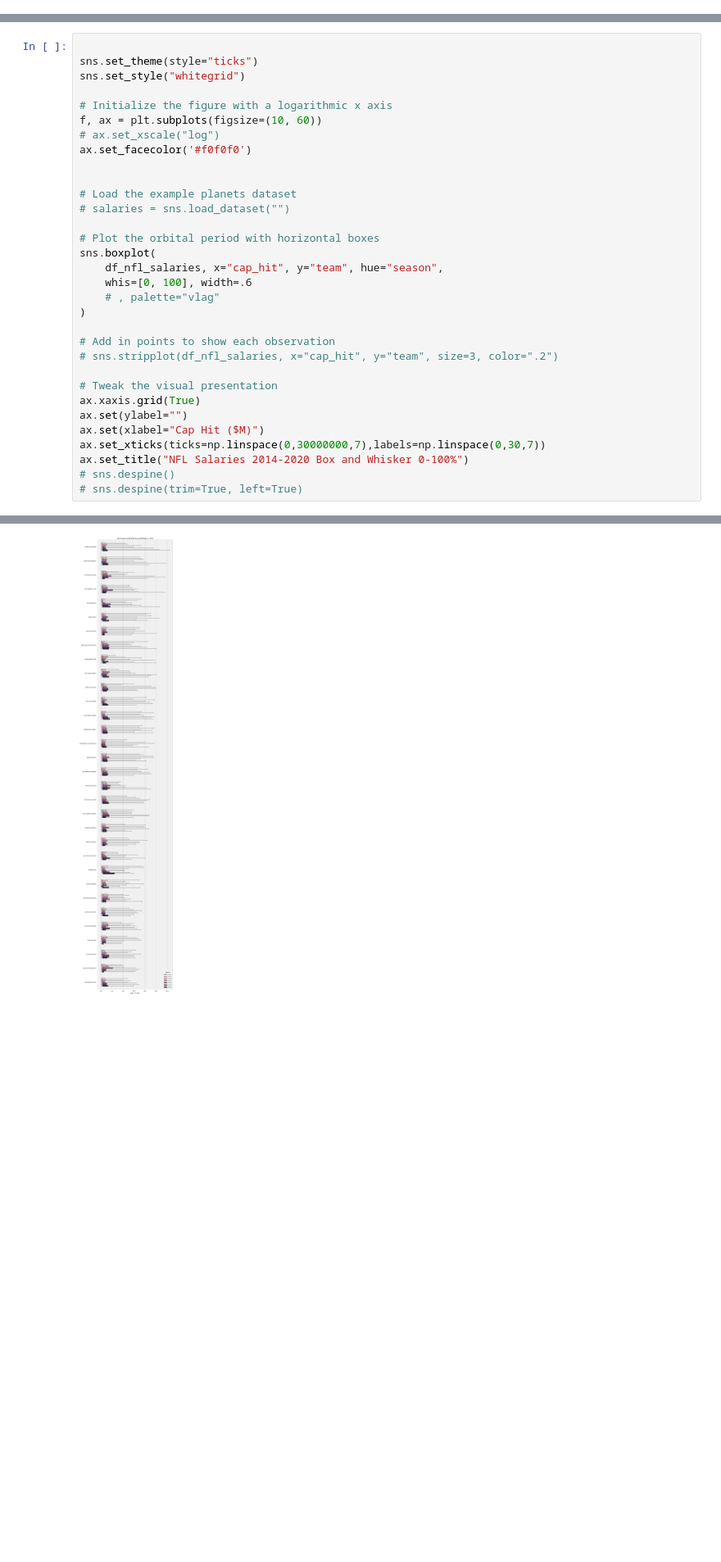
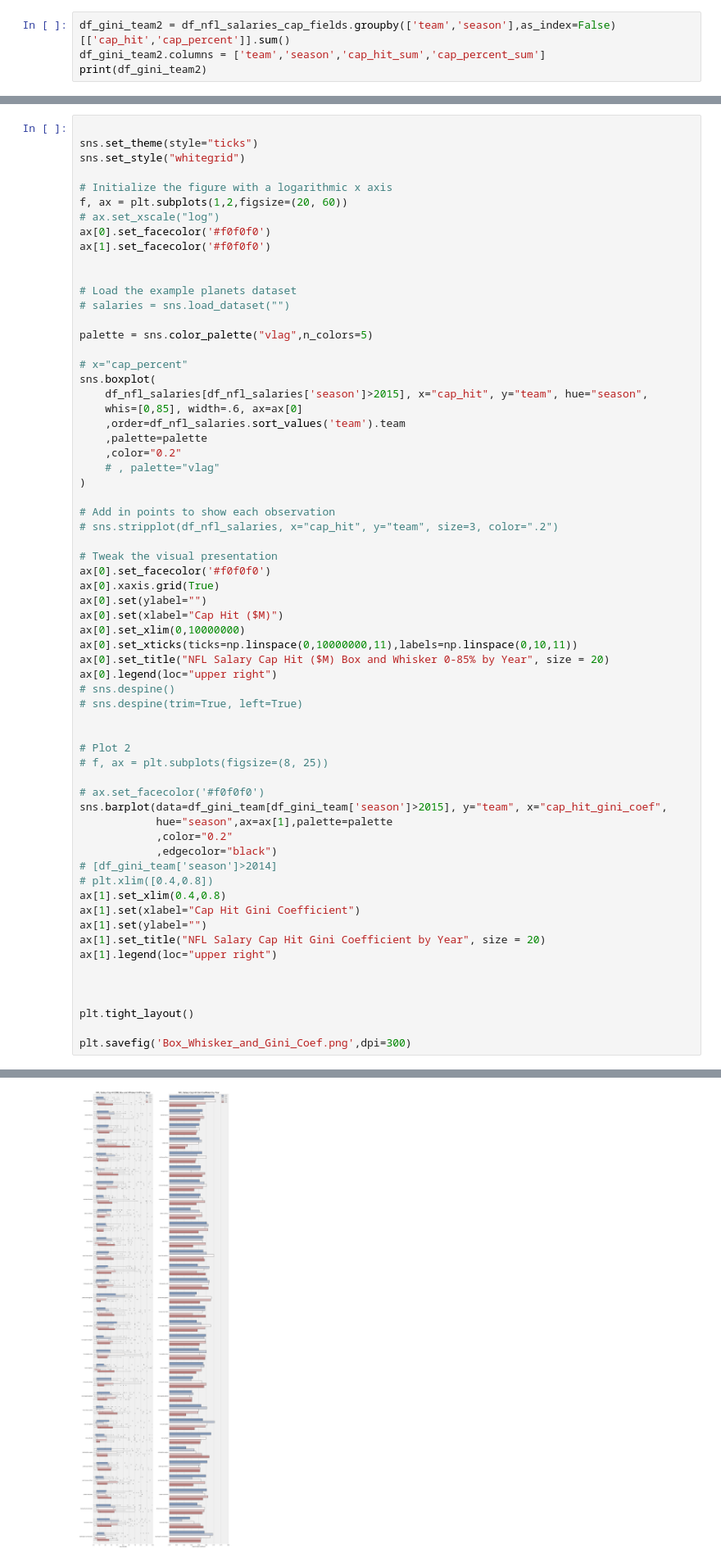
Before and after one commit to efruin-git/Data-Projects, a Jupyter notebook: NFL_Salaries.ipynb, the cells around one changed output, grey strips where cells are left out. Shown at 82% size. Drawn from its saved outputs; the diff is of its cells as text; blank space fills up the shorter version.

```diff
--- a/NFL_Salaries.ipynb
+++ b/NFL_Salaries.ipynb
@@ -578,0 +315,4 @@ np.float64(0.2857142857142857)
+# %%
+df_gini_team2 = df_nfl_salaries_cap_fields.groupby(['team','season'],as_index=False)[['cap_hit','cap_percent']].sum()
+df_gini_team2.columns = ['team','season','cap_hit_sum','cap_percent_sum']
+print(df_gini_team2)
@@ -1284,18 +1405,24 @@ sns.set_theme(style="ticks")
 sns.set_style("whitegrid")
 
 # Initialize the figure with a logarithmic x axis
-f, ax = plt.subplots(figsize=(10, 60))
+f, ax = plt.subplots(1,2,figsize=(20, 60))
 # ax.set_xscale("log")
-ax.set_facecolor('#f0f0f0')
+ax[0].set_facecolor('#f0f0f0')
+ax[1].set_facecolor('#f0f0f0')
 
 
 # Load the example planets dataset
 # salaries = sns.load_dataset("")
 
-# Plot the orbital period with horizontal boxes
+palette = sns.color_palette("vlag",n_colors=5)
+
+# x="cap_percent"
 sns.boxplot(
-    df_nfl_salaries, x="cap_hit", y="team", hue="season",
-    whis=[0, 100], width=.6
+    df_nfl_salaries[df_nfl_salaries['season']>2015], x="cap_hit", y="team", hue="season",
+    whis=[0,85], width=.6, ax=ax[0]
+    ,order=df_nfl_salaries.sort_values('team').team
+    ,palette=palette
+    ,color="0.2"
     # , palette="vlag"
 )
 
@@ -1303,11 +1430,37 @@ sns.boxplot(
 # sns.stripplot(df_nfl_salaries, x="cap_hit", y="team", size=3, color=".2")
 
 # Tweak the visual presentation
-ax.xaxis.grid(True)
-ax.set(ylabel="")
-ax.set(xlabel="Cap Hit ($M)")
-ax.set_xticks(ticks=np.linspace(0,30000000,7),labels=np.linspace(0,30,7))
-ax.set_title("NFL Salaries 2014-2020 Box and Whisker 0-100%")
+ax[0].set_facecolor('#f0f0f0')
+ax[0].xaxis.grid(True)
+ax[0].set(ylabel="")
+ax[0].set(xlabel="Cap Hit ($M)")
+ax[0].set_xlim(0,10000000)
+ax[0].set_xticks(ticks=np.linspace(0,10000000,11),labels=np.linspace(0,10,11))
+ax[0].set_title("NFL Salary Cap Hit ($M) Box and Whisker 0-85% by Year", size = 20)
+ax[0].legend(loc="upper right")
 # sns.despine()
 # sns.despine(trim=True, left=True)
+
+
+# Plot 2
+# f, ax = plt.subplots(figsize=(8, 25))
+
+# ax.set_facecolor('#f0f0f0')
+sns.barplot(data=df_gini_team[df_gini_team['season']>2015], y="team", x="cap_hit_gini_coef",
+            hue="season",ax=ax[1],palette=palette
+            ,color="0.2"
+            ,edgecolor="black")
+# [df_gini_team['season']>2014]
+# plt.xlim([0.4,0.8])
+ax[1].set_xlim(0.4,0.8)
+ax[1].set(xlabel="Cap Hit Gini Coefficient")
+ax[1].set(ylabel="")
+ax[1].set_title("NFL Salary Cap Hit Gini Coefficient by Year", size = 20)
+ax[1].legend(loc="upper right")
+
+
+
+plt.tight_layout()
+
+plt.savefig('Box_Whisker_and_Gini_Coef.png',dpi=300)
 # %% [output]
@@ -1315 +1467 @@ Text(0.5, 1.0, 'NFL Salaries 2014-2020 Box and Whisker 0-100%')
-[figure, old version]
+[figure, new version]
```
Also changed, not shown: parts of 199 cells of this notebook.
